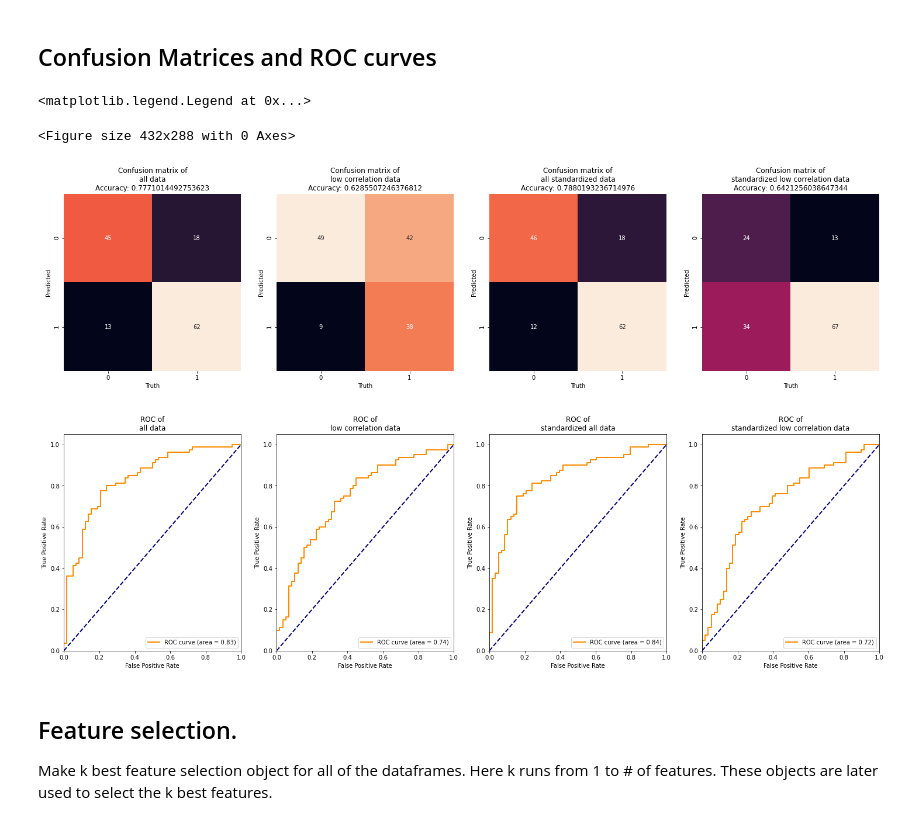
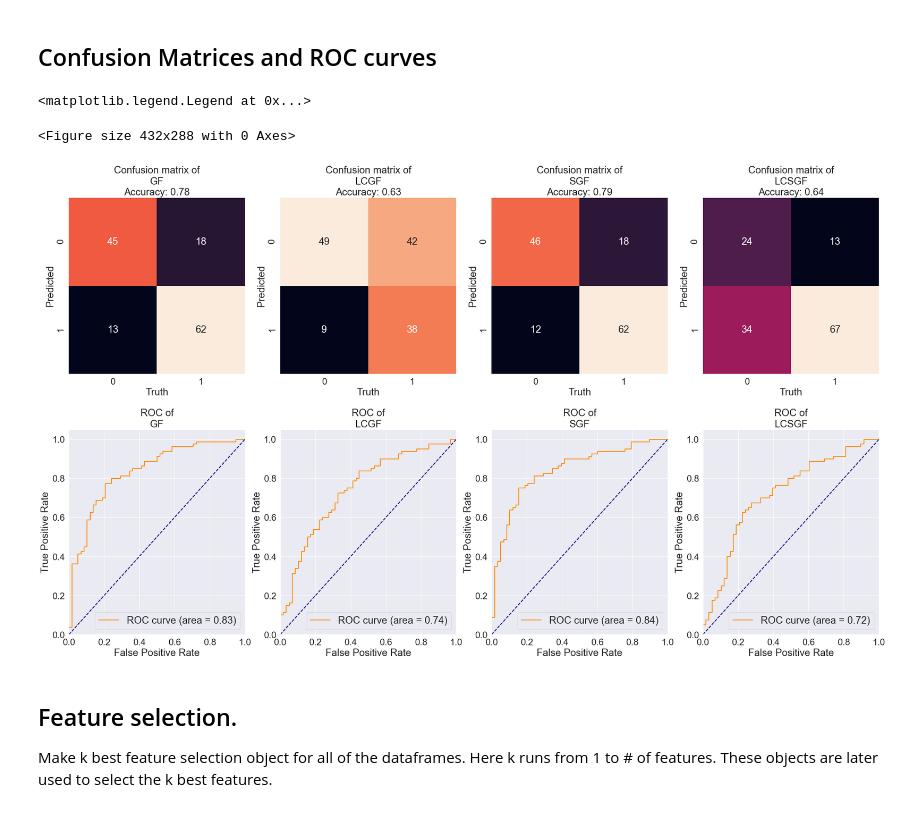
Before and after one commit to NPF-classifiers-109/npf-classifier, a Jupyter notebook: NaiveBayes/NB-classifier.ipynb, the cells around one changed output. Drawn from its saved outputs; the diff is of its cells as text; code cells hidden in the pictures.

```diff
--- a/NaiveBayes/NB-classifier.ipynb
+++ b/NaiveBayes/NB-classifier.ipynb
@@ -104,5 +104,6 @@ data_low_corr_stdz.describe()
 # %%
 corr_matrix = data.corr()
 f, ax = plt.subplots(figsize=(50, 40))
+sns.set(font_scale=5)
 ax = sns.heatmap(corr_matrix, cmap='seismic', vmin=-1, vmax=1, square=True)
 # %% [output]
@@ -110,5 +111,6 @@ ax = sns.heatmap(corr_matrix, cmap='seismic', vmin=-1, vmax=1, square=True)
 # %%
 corr_matrix = data_low_corr.corr()
 f, ax = plt.subplots(figsize=(50, 40))
+sns.set(font_scale=2)
 ax = sns.heatmap(corr_matrix, cmap='seismic', vmin=-1, vmax=1, square=True)
 # %% [output]
@@ -116,5 +118,6 @@ ax = sns.heatmap(corr_matrix, cmap='seismic', vmin=-1, vmax=1, square=True)
 # %%
 corr_matrix = data_low_corr_stdz.corr()
 f, ax = plt.subplots(figsize=(50, 40))
+sns.set(font_scale=2)
 ax = sns.heatmap(corr_matrix, cmap='seismic', vmin=-1, vmax=1, square=True)
 # %% [output]
@@ -152,43 +155,56 @@ plt.clf()
 
 figure, axes = plt.subplots(2,4)
 
-figure.set_size_inches(25, 15)
+figure.set_size_inches(35, 20)
 
 ###
 # Confusion matrices
 ###
+
+sns.set(font_scale=2)
 
 # all data
 mat = confusion_matrix(y_pred, y_test)
 names = np.unique(y_pred)
 sns.heatmap(mat, square=True, annot=True, fmt='d', cbar=False,
             xticklabels=names, yticklabels=names, ax=axes[0, 0])
-axes[0, 0].set(xlabel='Truth', ylabel='Predicted', title='Confusion matrix of\nall data\nAccuracy: {}'.format(np.mean(cross_val_score(gnb, data.drop('class2', axis=1).values, data['class2'].values, cv=10)))) #np.mean(cross_val_score(gnb, data.drop('class2', axis=1).values, data['class2'].values, cv=10))   accuracy_score(y_test, y_pred)
+axes[0, 0].set(xlabel='Truth',
+                ylabel='Predicted',
+                title='Confusion matrix of\nGF\nAccuracy: {:.2f}'.format(np.mean(cross_val_score(gnb, data.drop('class2', axis=1).values, data['class2'].values, cv=10)))) #np.mean(cross_val_score(gnb, data.drop('class2', axis=1).values, data['class2'].values, cv=10))   accuracy_score(y_test, y_pred)
 
 # low correlation
 mat_lowcorr = confusion_matrix(y_pred_lowcorr, y_test_lowcorr)
 names_lowcorr = np.unique(y_pred_lowcorr)
 sns.heatmap(mat_lowcorr, square=True, annot=True, fmt='d', cbar=False,
             xticklabels=names_lowcorr, yticklabels=names_lowcorr, ax=axes[0, 1])
-axes[0, 1].set(xlabel='Truth', ylabel='Predicted', title='Confusion matrix of\nlow correlation data\nAccuracy: {}'.format(np.mean(cross_val_score(gnb, data_low_corr.drop('class2', axis=1).values, data_low_corr['class2'].values, cv=10)))) # accuracy_score(y_test_lowcorr, y_pred_lowcorr)
+axes[0, 1].set(xlabel='Truth',
+                ylabel='Predicted',
+                title='Confusion matrix of\nLCGF\nAccuracy: {:.2f}'.format(np.mean(cross_val_score(gnb, data_low_corr.drop('class2', axis=1).values, data_low_corr['class2'].values, cv=10)))) # accuracy_score(y_test_lowcorr, y_pred_lowcorr)
 
 # all standardized
 mat_stdz = confusion_matrix(y_pred_stdz, y_test_stdz)
 names_stdz = np.unique(y_pred_stdz)
 sns.heatmap(mat_stdz, square=True, annot=True, fmt='d', cbar=False,
             xticklabels=names_stdz, yticklabels=names_stdz, ax=axes[0, 2])
-axes[0, 2].set(xlabel='Truth', ylabel='Predicted', title='Confusion matrix of\nall standardized data\nAccuracy: {}'.format(np.mean(cross_val_score(gnb, data_stdz.drop('class2', axis=1).values, data_stdz['class2'].values, cv=10)))) #np.mean(cross_val_score(gnb, data.drop('class2', axis=1).values, data['class2'].values, cv=10))   accuracy_score(y_test, y_pred)
+axes[0, 2].set(xlabel='Truth',
+                ylabel='Predicted',
+                title='Confusion matrix of\nSGF\nAccuracy: {:.2f}'.format(np.mean(cross_val_score(gnb, data_stdz.drop('class2', axis=1).values, data_stdz['class2'].values, cv=10)))) #np.mean(cross_val_score(gnb, data.drop('class2', axis=1).values, data['class2'].values, cv=10))   accuracy_score(y_test, y_pred)
 
 # low correlation standardized
 mat_lowcorr_stdz = confusion_matrix(y_pred_lowcorr_stdz, y_test_lowcorr_stdz)
 names_lowcorr_stdz = np.unique(y_pred_lowcorr_stdz)
 sns.heatmap(mat_lowcorr_stdz, square=True, annot=True, fmt='d', cbar=False,
             xticklabels=names_lowcorr_stdz, yticklabels=names_lowcorr_stdz, ax=axes[0, 3])
-axes[0, 3].set(xlabel='Truth', ylabel='Predicted', title='Confusion matrix of\nstandardized low correlation data\nAccuracy: {}'.format(np.mean(cross_val_score(gnb, data_low_corr_stdz.drop('class2', axis=1).values, data_low_corr_stdz['class2'].values, cv=10)))) # accuracy_score(y_test_lowcorr, y_pred_lowcorr)
+axes[0, 3].set(xlabel='Truth',
+                ylabel='Predicted',
+                title='Confusion matrix of\nLCSGF\nAccuracy: {:.2f}'.format(np.mean(cross_val_score(gnb, data_low_corr_stdz.drop('class2', axis=1).values, data_low_corr_stdz['class2'].values, cv=10)))) # accuracy_score(y_test_lowcorr, y_pred_lowcorr)
 
 ###
 # ROC curves
 ###
+
+# sns.set(font_scale=2)
+# plt.rcParams.update({'font.size': 1})
 
 # all data
 y_pred_prob = gnb.fit(X_train, y_train).predict_proba(X_test)[:, 1]
@@ -197,42 +213,42 @@ roc_auc = roc_auc_score(y_test, y_pred_prob)
 lw = 2
 axes[1, 0].plot(fpr, tpr, color="darkorange", lw=lw, label="ROC curve (area = %0.2f)" % roc_auc)
 axes[1, 0].plot([0, 1], [0, 1], color="navy", lw=lw, linestyle="--")
-axes[1, 0].set(xlim=[0.0, 1.0], ylim=[0.0, 1.05], xlabel='False Positive Rate', ylabel='True Positive Rate', title='ROC of\nall data')
-axes[1, 0].legend(loc='lower right')
+axes[1, 0].set(xlim=[0.0, 1.0], ylim=[0.0, 1.05], xlabel='False Positive Rate', ylabel='True Positive Rate', title='ROC of\nGF')
+axes[1, 0].legend(loc='lower right', fontsize='medium')
 
 # low correlation
 y_pred_prob_lowcorr = gnb.fit(X_train_lowcorr, y_train_lowcorr).predict_proba(X_test_lowcorr)[:, 1]
 fpr_lowcorr, tpr_lowcorr, _ = roc_curve(y_test_lowcorr, y_pred_prob_lowcorr)
 roc_auc_lowcorr = roc_auc_score(y_test_lowcorr, y_pred_prob_lowcorr)
 lw = 2
 axes[1, 1].plot(fpr_lowcorr, tpr_lowcorr, color="darkorange", lw=lw, label="ROC curve (area = %0.2f)" % roc_auc_lowcorr)
 axes[1, 1].plot([0, 1], [0, 1], color="navy", lw=lw, linestyle="--")
-axes[1, 1].set(xlim=[0.0, 1.0], ylim=[0.0, 1.05], xlabel='False Positive Rate', ylabel='True Positive Rate', title='ROC of\nlow correlation data')
-axes[1, 1].legend(loc='lower right')
+axes[1, 1].set(xlim=[0.0, 1.0], ylim=[0.0, 1.05], xlabel='False Positive Rate', ylabel='True Positive Rate', title='ROC of\nLCGF')
+axes[1, 1].legend(loc='lower right', fontsize='medium')
 
 # all standardized
 y_pred_prob_stdz = gnb.fit(X_train_stdz, y_train_stdz).predict_proba(X_test_stdz)[:, 1]
 fpr_stdz, tpr_stdz, _ = roc_curve(y_test_stdz, y_pred_prob_stdz)
 roc_auc_stdz = roc_auc_score(y_test_stdz, y_pred_prob_stdz)
 lw = 2
 axes[1, 2].plot(fpr_stdz, tpr_stdz, color="darkorange", lw=lw, label="ROC curve (area = %0.2f)" % roc_auc_stdz)
 axes[1, 2].plot([0, 1], [0, 1], color="navy", lw=lw, linestyle="--")
-axes[1, 2].set(xlim=[0.0, 1.0], ylim=[0.0, 1.05], xlabel='False Positive Rate', ylabel='True Positive Rate', title='ROC of\nstandardized all data')
-axes[1, 2].legend(loc='lower right')
+axes[1, 2].set(xlim=[0.0, 1.0], ylim=[0.0, 1.05], xlabel='False Positive Rate', ylabel='True Positive Rate', title='ROC of\nSGF')
+axes[1, 2].legend(loc='lower right', fontsize='medium')
 
 # low correlation standardized
 y_pred_prob_lowcorr_stdz = gnb.fit(X_train_lowcorr_stdz, y_train_lowcorr_stdz).predict_proba(X_test_lowcorr_stdz)[:, 1]
 fpr_lowcorr_stdz, tpr_lowcorr_stdz, _ = roc_curve(y_test_lowcorr_stdz, y_pred_prob_lowcorr_stdz)
 roc_auc_lowcorr_stdz = roc_auc_score(y_test_lowcorr_stdz, y_pred_prob_lowcorr_stdz)
 lw = 2
 axes[1, 3].plot(fpr_lowcorr_stdz,tpr_lowcorr_stdz,color="darkorange",lw=lw, label="ROC curve (area = %0.2f)" % roc_auc_lowcorr_stdz)
 axes[1, 3].plot([0, 1], [0, 1], color="navy", lw=lw, linestyle="--")
-axes[1, 3].set(xlim=[0.0, 1.0], ylim=[0.0, 1.05], xlabel='False Positive Rate', ylabel='True Positive Rate', title='ROC of\nstandardized low correlation data')
-axes[1, 3].legend(loc='lower right')
+axes[1, 3].set(xlim=[0.0, 1.0], ylim=[0.0, 1.05], xlabel='False Positive Rate', ylabel='True Positive Rate', title='ROC of\nLCSGF')
+axes[1, 3].legend(loc='lower right', fontsize='medium')
 # %% [output]
 <matplotlib.legend.Legend at 0x...>
 <Figure size 432x288 with 0 Axes>
-[figure, old version]
+[figure, new version]
 # %% [markdown]
 ## Feature selection.
 
```
Also changed, not shown: parts of 16 cells of this notebook, 5 other files.
